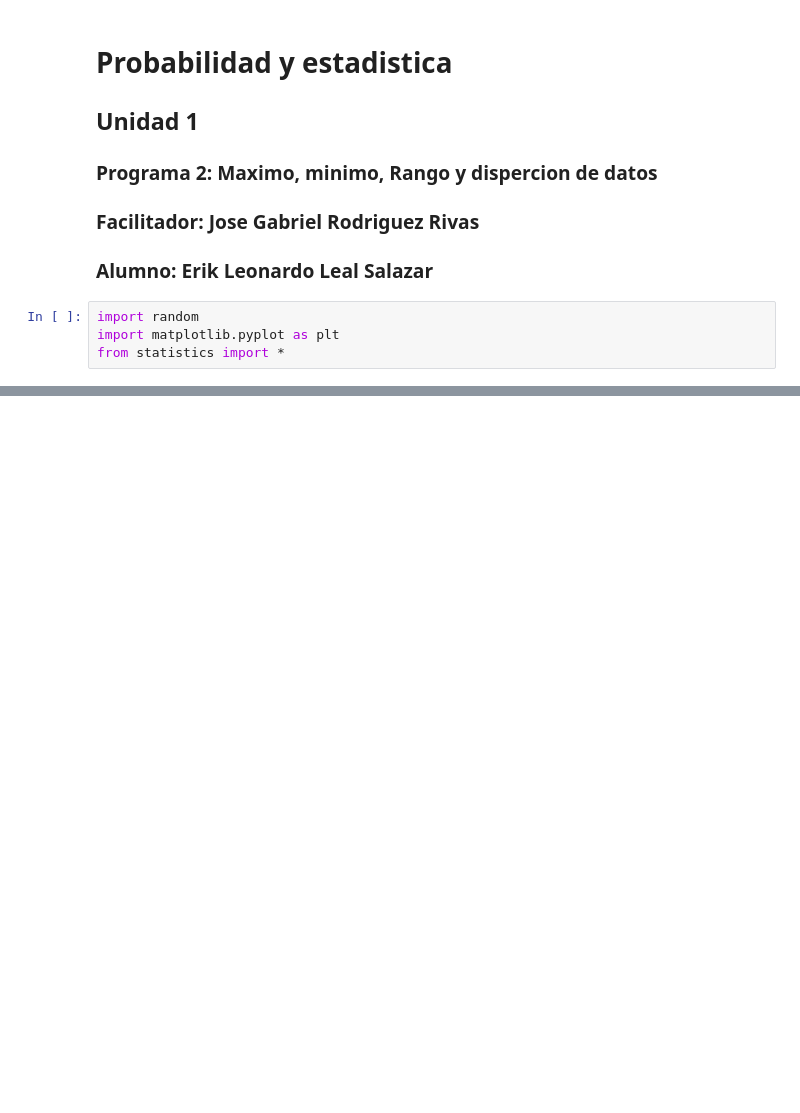
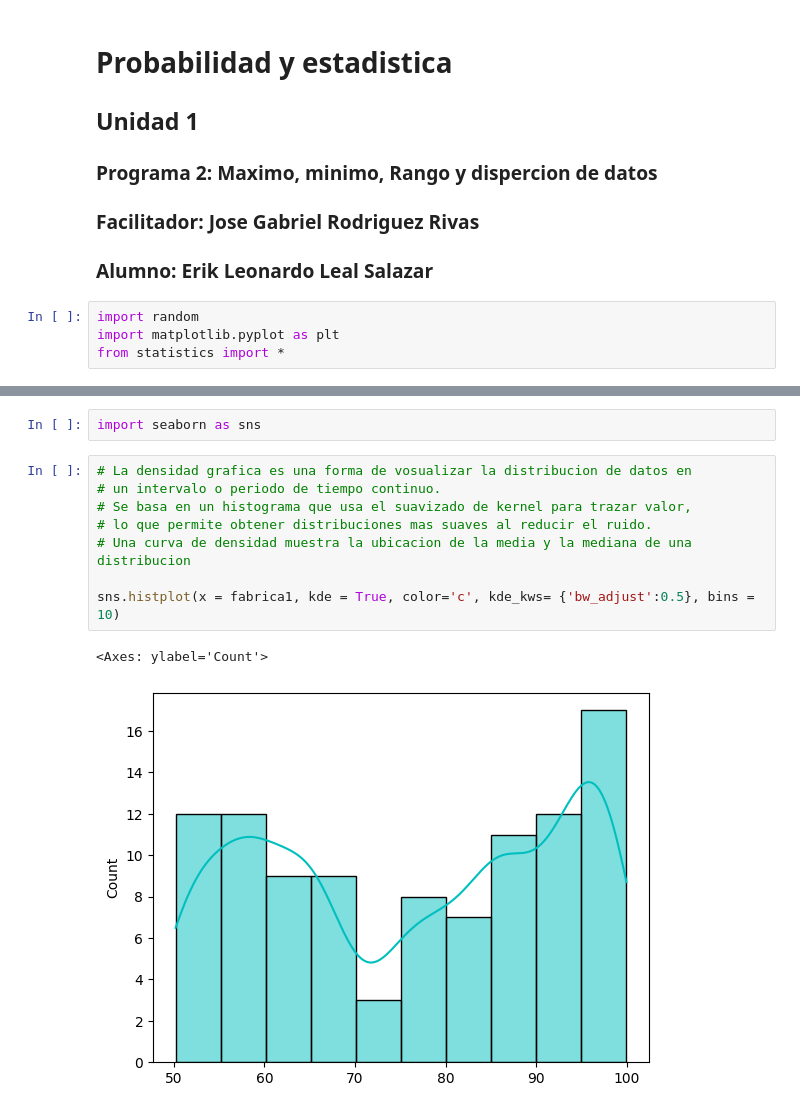
Before and after one commit to Leonardo-Leal-Salazar/Probabilidad1, a Jupyter notebook: Unidad1/PRO_U1_Practica_2.ipynb, the cells around one changed output, grey strips where cells are left out. Cells and saved outputs as stored; diff of their text form; blank space fills up the shorter version.

```diff
--- a/Unidad1/PRO_U1_Practica_2.ipynb
+++ b/Unidad1/PRO_U1_Practica_2.ipynb
@@ -82,0 +119,13 @@ Estadistica descriptiva de la fabrica 2
+# %%
+import seaborn as sns
+# %%
+# La densidad grafica es una forma de vosualizar la distribucion de datos en
+# un intervalo o periodo de tiempo continuo.
+# Se basa en un histograma que usa el suavizado de kernel para trazar valor,
+# lo que permite obtener distribuciones mas suaves al reducir el ruido.
+# Una curva de densidad muestra la ubicacion de la media y la mediana de una distribucion
+
+sns.histplot(x = fabrica1, kde = True, color='c', kde_kws= {'bw_adjust':0.5}, bins = 10)
+# %% [output]
+<Axes: ylabel='Count'>
+[figure, added]
```
Also changed, not shown: parts of 7 cells of this notebook.
